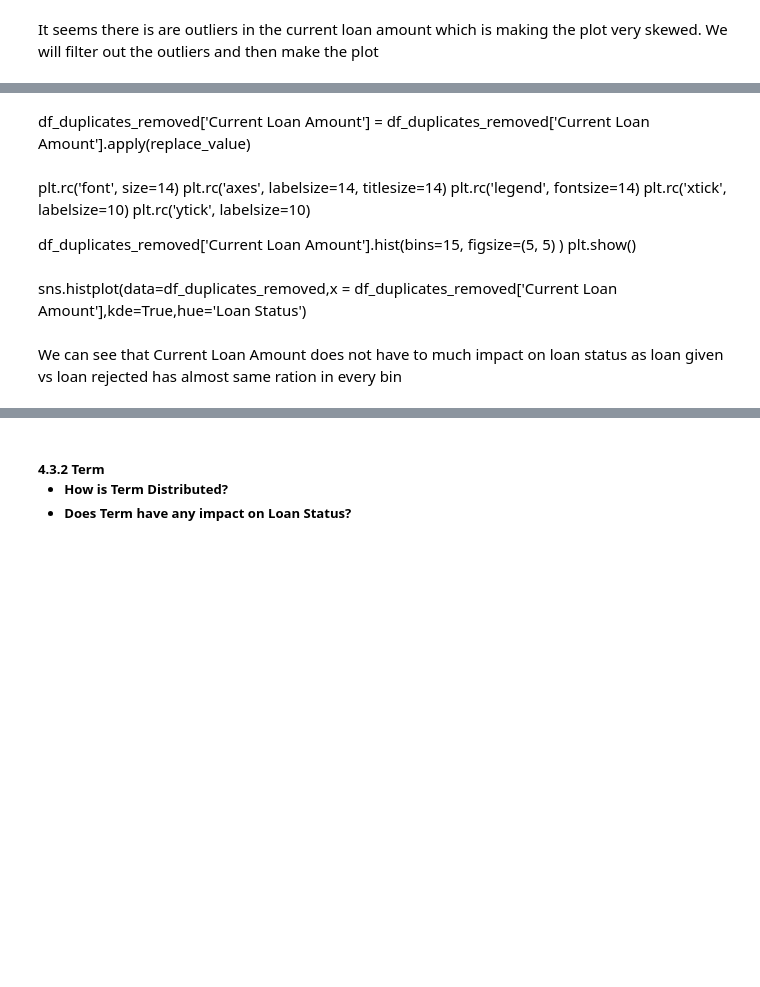
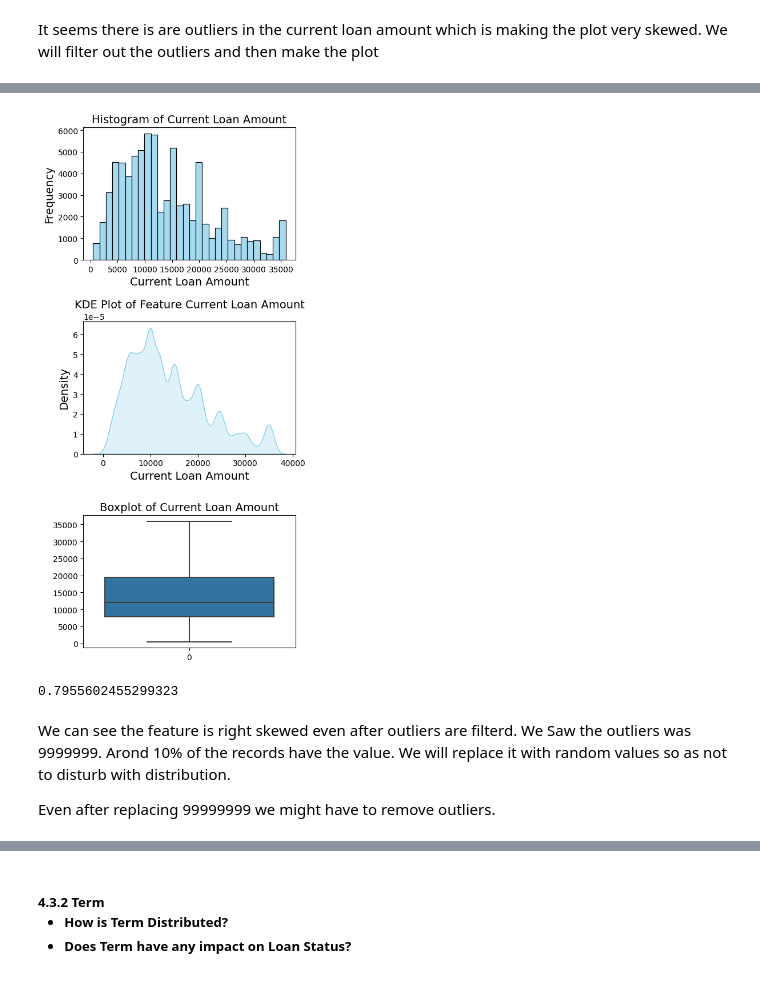
Before and after one commit to RohitDas92/Loan-Approval-Prediction-Project, a Jupyter notebook: loan_approval_prediction_V2.ipynb, the cells around one changed output, grey strips where cells are left out. Drawn from its saved outputs; the diff is of its cells as text; code cells hidden in the pictures; blank space fills up the shorter version.

```diff
--- a/loan_approval_prediction_V2.ipynb
+++ b/loan_approval_prediction_V2.ipynb
@@ -473,15 +434,36 @@ def replace_value(x):
-# %% [markdown]
-df_duplicates_removed['Current Loan Amount'] = df_duplicates_removed['Current Loan Amount'].apply(replace_value)
-# %% [markdown]
-plt.rc('font', size=14)
-plt.rc('axes', labelsize=14, titlesize=14)
-plt.rc('legend', fontsize=14)
-plt.rc('xtick', labelsize=10)
-plt.rc('ytick', labelsize=10)
-
-df_duplicates_removed['Current Loan Amount'].hist(bins=15, figsize=(5, 5) )
-plt.show()
-# %% [markdown]
-sns.histplot(data=df_duplicates_removed,x = df_duplicates_removed['Current Loan Amount'],kde=True,hue='Loan Status')
-# %% [markdown]
-We can see that Current Loan Amount does not have to much impact on loan status as loan given vs loan rejected has almost same ration in every bin
+# %%
+def explore_feature_distribution(df,variable):
+
+    # Create a figure and a grid of subplots
+    fig, axs = plt.subplots(3, 1, figsize=(5, 10))
+
+    # Visualize histogram
+    sns.histplot(data=df, x=variable, kde=False, color='skyblue', bins=30, ax=axs[0])
+    axs[0].set_title(f'Histogram of {variable}')
+    axs[0].set_xlabel(f'{variable}')
+    axs[0].set_ylabel('Frequency')
+
+    # Plot KDE plot
+    sns.kdeplot(data=df, x=variable, color='skyblue', fill=True, ax=axs[1])
+    axs[1].set_title(f'KDE Plot of Feature {variable}')
+    axs[1].set_xlabel(f'{variable}')
+    axs[1].set_ylabel('Density')
+
+    # Visualize boxplot
+    sns.boxplot(df[variable], ax=axs[2])
+    axs[2].set_title(f'Boxplot of {variable}')
+
+    plt.tight_layout()  # Adjust spacing between subplots
+    plt.show()
+# %%
+explore_feature_distribution(filtered_outliers_CLA,'Current Loan Amount')
+# %% [output]
+[figure, added]
+# %%
+filtered_outliers_CLA['Current Loan Amount'].skew()
+# %% [output]
+0.7955602455299323
+# %% [markdown]
+We can see the feature is right skewed even after outliers are filterd. We Saw the outliers was 9999999. Arond 10% of the records have the value. We will replace it with random values so as not to disturb with distribution.
+
+Even after replacing 99999999 we might have to remove outliers.
```
Also changed, not shown: parts of 11 cells of this notebook, 1 other file.
